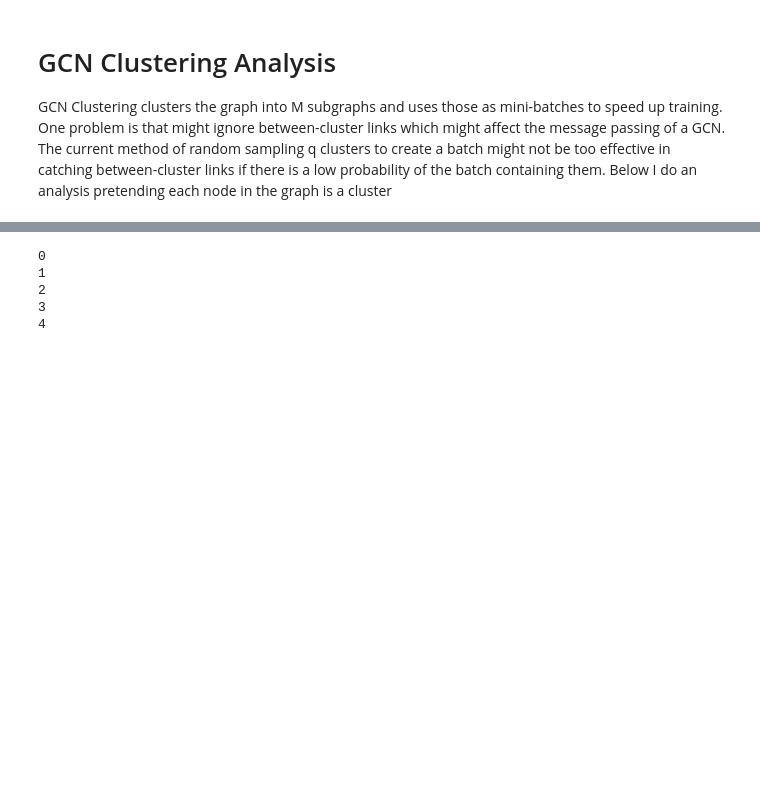
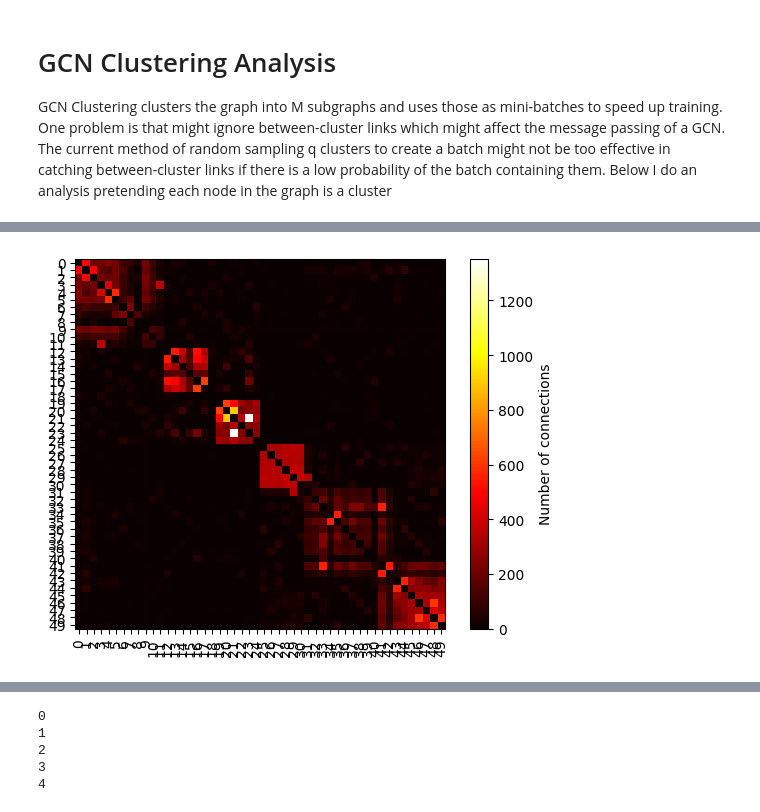
Before and after one commit to UCSD-Qualcomm-B07-Group-2/Biased-Batch-Learning-Strategy, a Jupyter notebook: src/cluster_analysis.ipynb, the cells around one changed output, grey strips where cells are left out. Saved outputs shown, nothing was run; the diff lists cells and outputs as text; code cells hidden in the pictures; blank space fills up the shorter version.

Commit message:
finished cluster and batching

```diff
--- a/src/cluster_analysis.ipynb
+++ b/src/cluster_analysis.ipynb
@@ -20,0 +420,43 @@ G.remove_edges_from(nx.selfloop_edges(G))
+# %%
+combos = {}
+
+for i in range(50):
+    for j in range(i, 50):
+        if i != j:
+            combos[(i,j)] = 0
+# %%
+in_between_count = 0
+
+for source_node, target_node in d.edge_index.t().tolist():
+    source_cluster = nodes_to_clusters[source_node]
+    target_cluster = nodes_to_clusters[target_node]
+    if source_cluster != target_cluster:
+        combos[(min(source_cluster, target_cluster), max(source_cluster, target_cluster))] += 1
+# %%
+import matplotlib.pyplot as plt
+import pandas as pd
+import numpy as np
+
+# Assuming 'd' is your dictionary
+keys = combos.keys()
+values = combos.values()
+
+# Get the unique cluster IDs
+clusters = sorted(set([key[0] for key in keys] + [key[1] for key in keys]))
+
+# Create a DataFrame filled with zeros
+df = pd.DataFrame(0, index=clusters, columns=clusters)
+
+# Fill the DataFrame with the values from the dictionary
+for (cluster1, cluster2), value in zip(keys, values):
+    df.loc[cluster1, cluster2] = value
+    df.loc[cluster2, cluster1] = value  # If the connections are bidirectional
+
+# Create a heatmap
+plt.imshow(df, cmap='hot', interpolation='nearest')
+plt.colorbar(label='Number of connections')
+plt.xticks(np.arange(len(clusters)), clusters, rotation=90)
+plt.yticks(np.arange(len(clusters)), clusters)
+plt.show()
+# %% [output]
+[figure, added]
```
Also changed, not shown: parts of 35 cells of this notebook, 6 other files.
